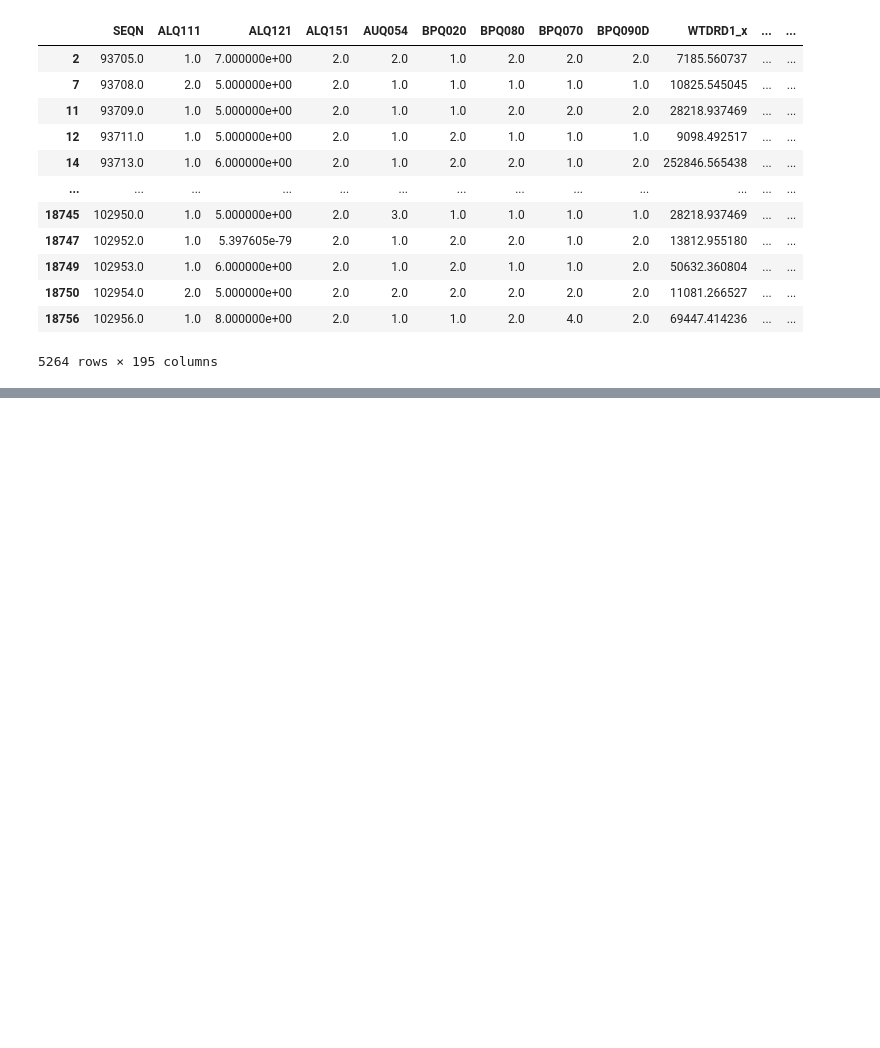
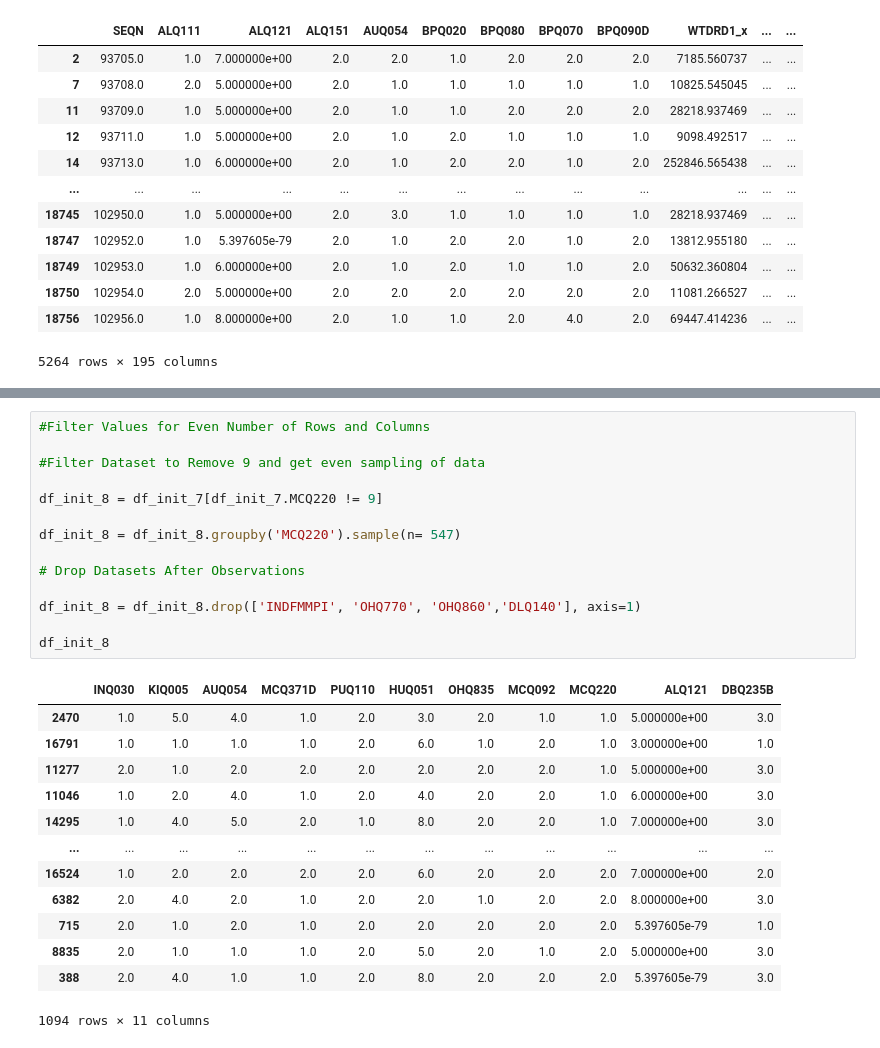
Before and after one commit to nglahani/ML_RPA_Use_Case, a Jupyter notebook: Python/Data_Test.ipynb, the cells around one changed output, grey strips where cells are left out. Drawn from its saved outputs; the diff is of its cells as text; blank space fills up the shorter version.

```diff
--- a/Python/Data_Test.ipynb
+++ b/Python/Data_Test.ipynb
@@ -251,2 +243,30 @@ df_init_7
+# %%
+#Filter Values for Even Number of Rows and Columns
+
+#Filter Dataset to Remove 9 and get even sampling of data
+
+df_init_8 = df_init_7[df_init_7.MCQ220 != 9]
+
+df_init_8 = df_init_8.groupby('MCQ220').sample(n= 547)
+
+# Drop Datasets After Observations
+
+df_init_8 = df_init_8.drop(['INDFMMPI', 'OHQ770', 'OHQ860','DLQ140'], axis=1)
+
+df_init_8
+# %% [output]
+|  | INQ030 | KIQ005 | AUQ054 | MCQ371D | PUQ110 | HUQ051 | OHQ835 | MCQ092 | MCQ220 | ALQ121 | DBQ235B |
+| 2470 | 1.0 | 5.0 | 4.0 | 1.0 | 2.0 | 3.0 | 2.0 | 1.0 | 1.0 | 5.000000e+00 | 3.0 |
+| 16791 | 1.0 | 1.0 | 1.0 | 1.0 | 2.0 | 6.0 | 1.0 | 2.0 | 1.0 | 3.000000e+00 | 1.0 |
+| 11277 | 2.0 | 1.0 | 2.0 | 2.0 | 2.0 | 2.0 | 2.0 | 2.0 | 1.0 | 5.000000e+00 | 3.0 |
+| 11046 | 1.0 | 2.0 | 4.0 | 1.0 | 2.0 | 4.0 | 2.0 | 2.0 | 1.0 | 6.000000e+00 | 3.0 |
+| 14295 | 1.0 | 4.0 | 5.0 | 2.0 | 1.0 | 8.0 | 2.0 | 2.0 | 1.0 | 7.000000e+00 | 3.0 |
+| ... | ... | ... | ... | ... | ... | ... | ... | ... | ... | ... | ... |
+| 16524 | 1.0 | 2.0 | 2.0 | 2.0 | 2.0 | 6.0 | 2.0 | 2.0 | 2.0 | 7.000000e+00 | 2.0 |
+| 6382 | 2.0 | 4.0 | 2.0 | 1.0 | 2.0 | 2.0 | 1.0 | 2.0 | 2.0 | 8.000000e+00 | 3.0 |
+| 715 | 2.0 | 1.0 | 2.0 | 1.0 | 2.0 | 2.0 | 2.0 | 2.0 | 2.0 | 5.397605e-79 | 1.0 |
+| 8835 | 2.0 | 1.0 | 1.0 | 1.0 | 2.0 | 5.0 | 2.0 | 1.0 | 2.0 | 5.000000e+00 | 3.0 |
+| 388 | 2.0 | 4.0 | 1.0 | 1.0 | 2.0 | 8.0 | 2.0 | 2.0 | 2.0 | 5.397605e-79 | 3.0 |
+1094 rows × 11 columns
 # %%
 # LOGISTIC REGRESSION MODEL
```
Also changed, not shown: parts of 7 cells of this notebook, 4 other files.
